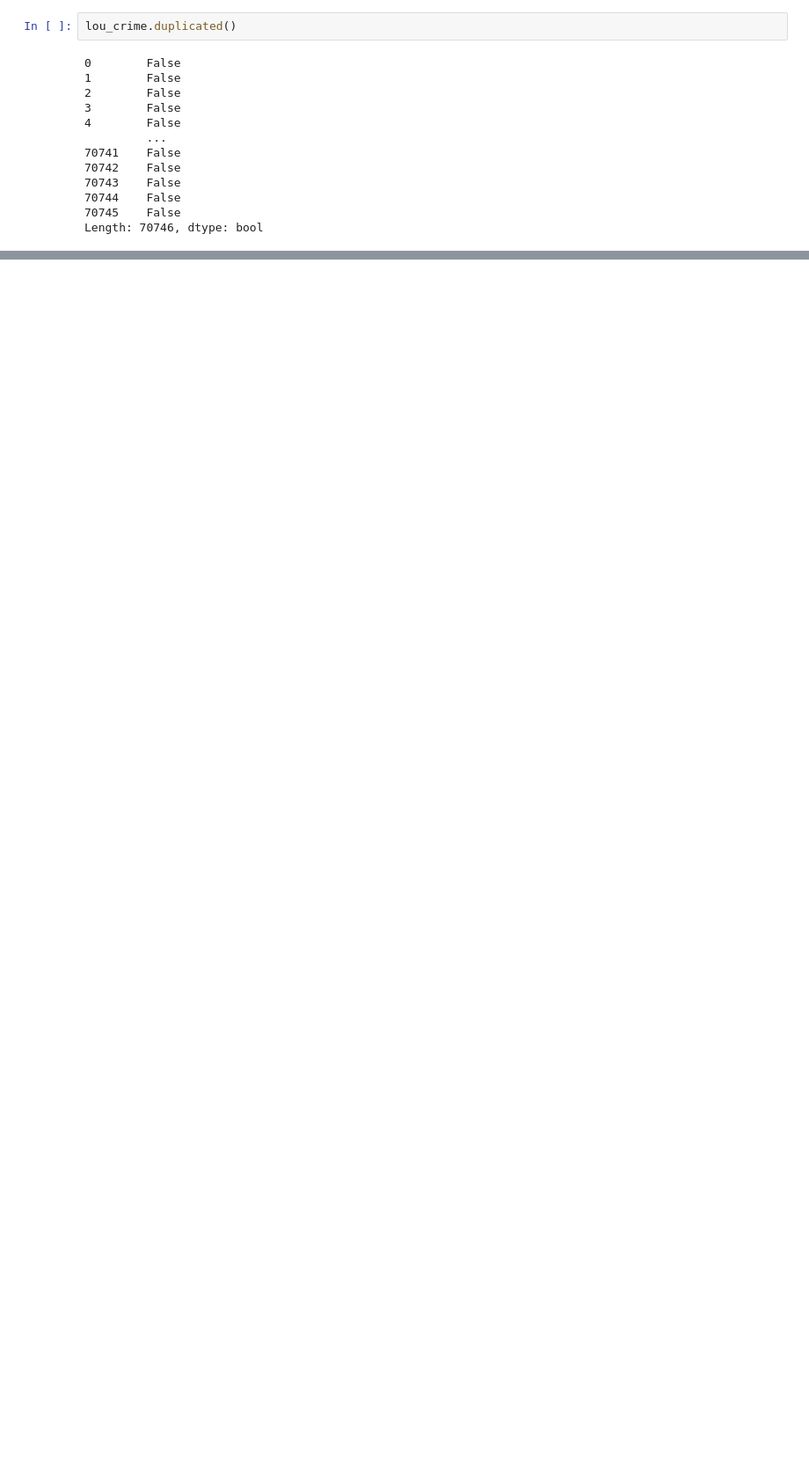
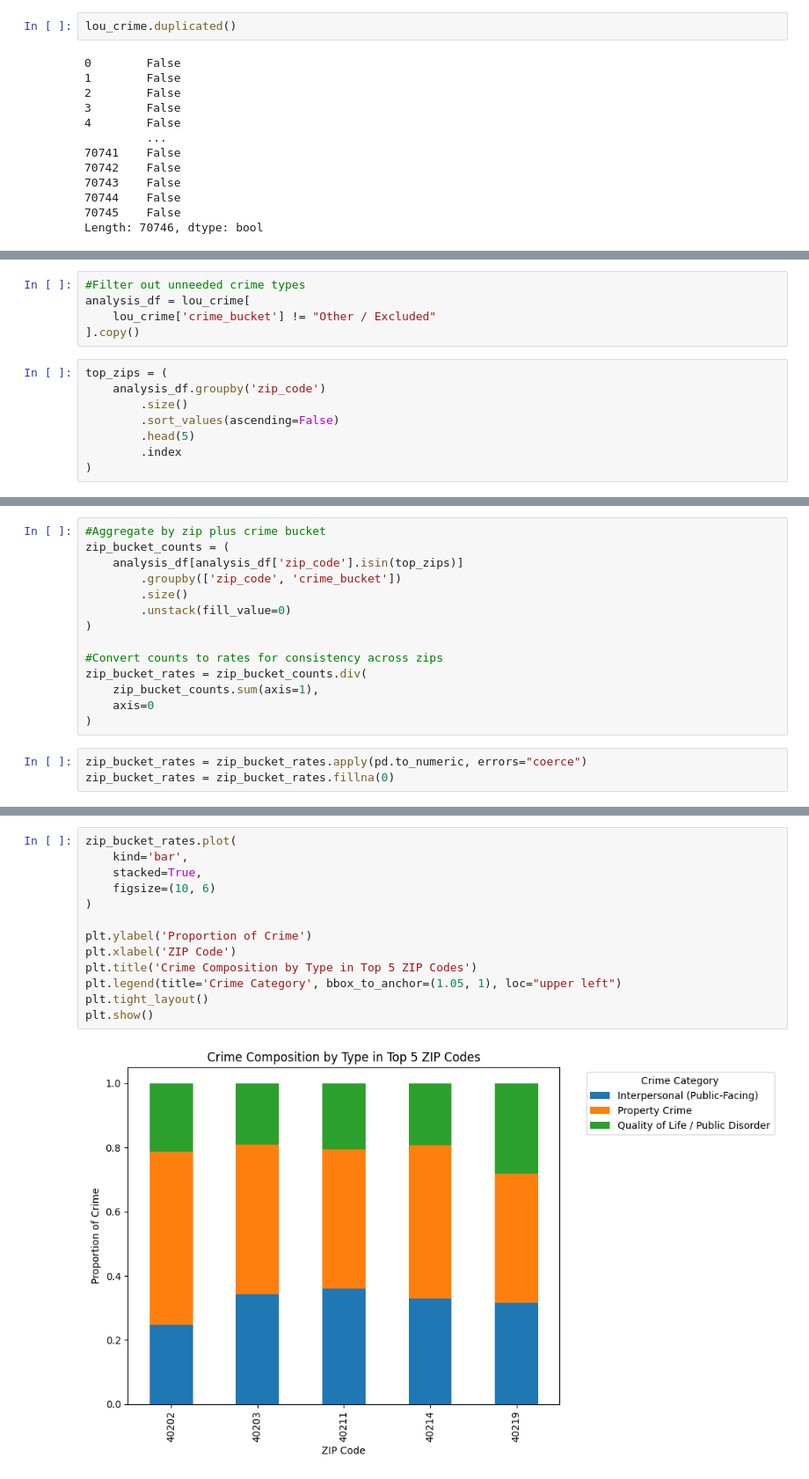
Before and after one commit to mand0rla/crime-patterns-and-urban-design, a Jupyter notebook: notebooks/W1_lmpd_crime.ipynb, the cells around one changed output, grey strips where cells are left out. Shown at 88% size. Drawn from its saved outputs; the diff is of its cells as text; blank space fills up the shorter version.

```diff
--- a/notebooks/W1_lmpd_crime.ipynb
+++ b/notebooks/W1_lmpd_crime.ipynb
@@ -125,0 +221,13 @@ Length: 70746, dtype: bool
+# %%
+#Filter out unneeded crime types
+analysis_df = lou_crime[
+    lou_crime['crime_bucket'] != "Other / Excluded"
+].copy()
+# %%
+top_zips = (
+    analysis_df.groupby('zip_code')
+        .size()
+        .sort_values(ascending=False)
+        .head(5)
+        .index
+)
@@ -125,0 +242,17 @@ Length: 70746, dtype: bool
+# %%
+#Aggregate by zip plus crime bucket
+zip_bucket_counts = (
+    analysis_df[analysis_df['zip_code'].isin(top_zips)]
+        .groupby(['zip_code', 'crime_bucket'])
+        .size()
+        .unstack(fill_value=0)
+)
+
+#Convert counts to rates for consistency across zips
+zip_bucket_rates = zip_bucket_counts.div(
+    zip_bucket_counts.sum(axis=1),
+    axis=0
+)
+# %%
+zip_bucket_rates = zip_bucket_rates.apply(pd.to_numeric, errors="coerce")
+zip_bucket_rates = zip_bucket_rates.fillna(0)
@@ -125,0 +277,15 @@ Length: 70746, dtype: bool
+# %%
+zip_bucket_rates.plot(
+    kind='bar',
+    stacked=True,
+    figsize=(10, 6)
+)
+
+plt.ylabel('Proportion of Crime')
+plt.xlabel('ZIP Code')
+plt.title('Crime Composition by Type in Top 5 ZIP Codes')
+plt.legend(title='Crime Category', bbox_to_anchor=(1.05, 1), loc="upper left")
+plt.tight_layout()
+plt.show()
+# %% [output]
+[figure, added]
```
Also changed, not shown: parts of 24 cells of this notebook.
